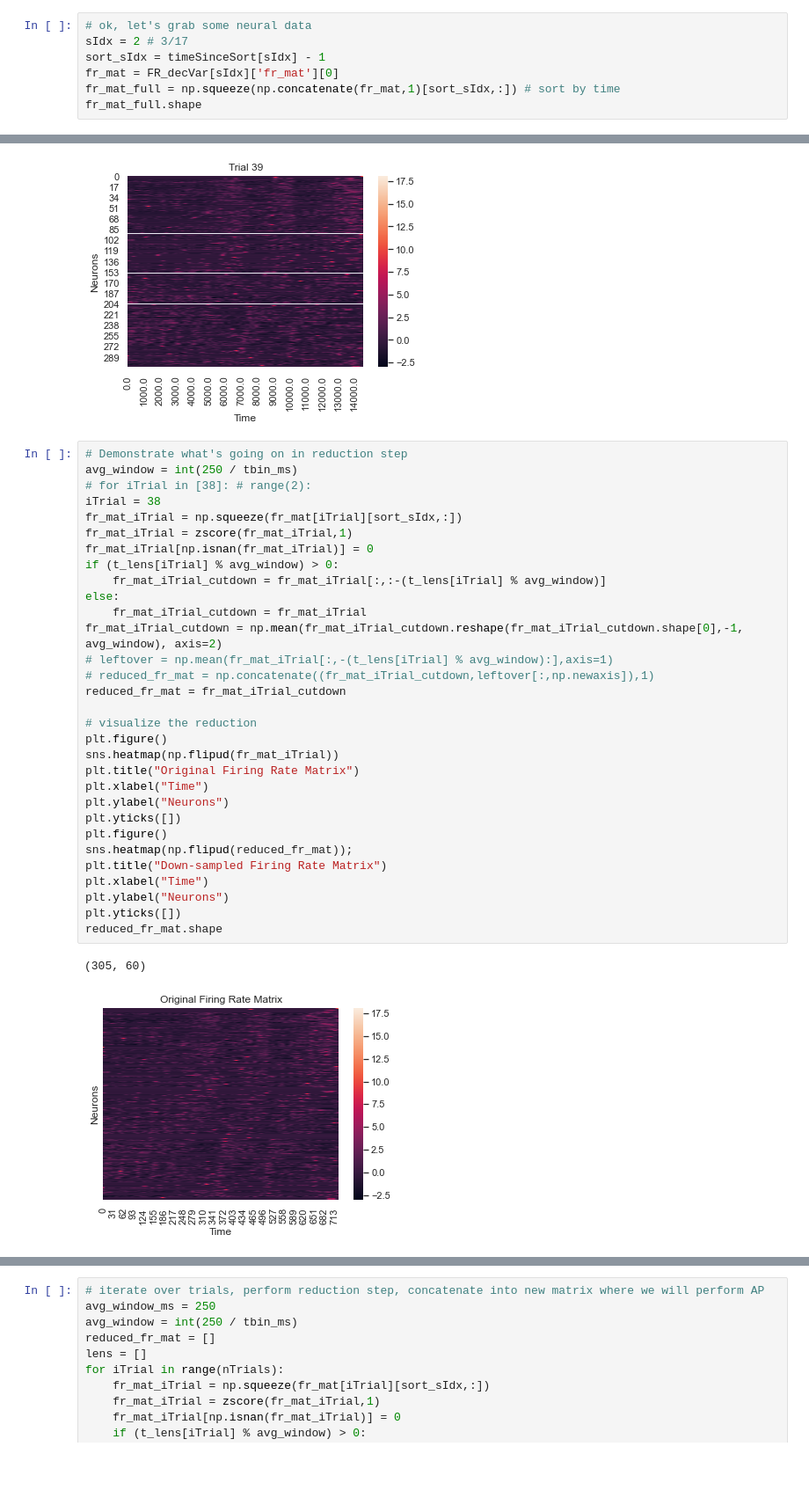
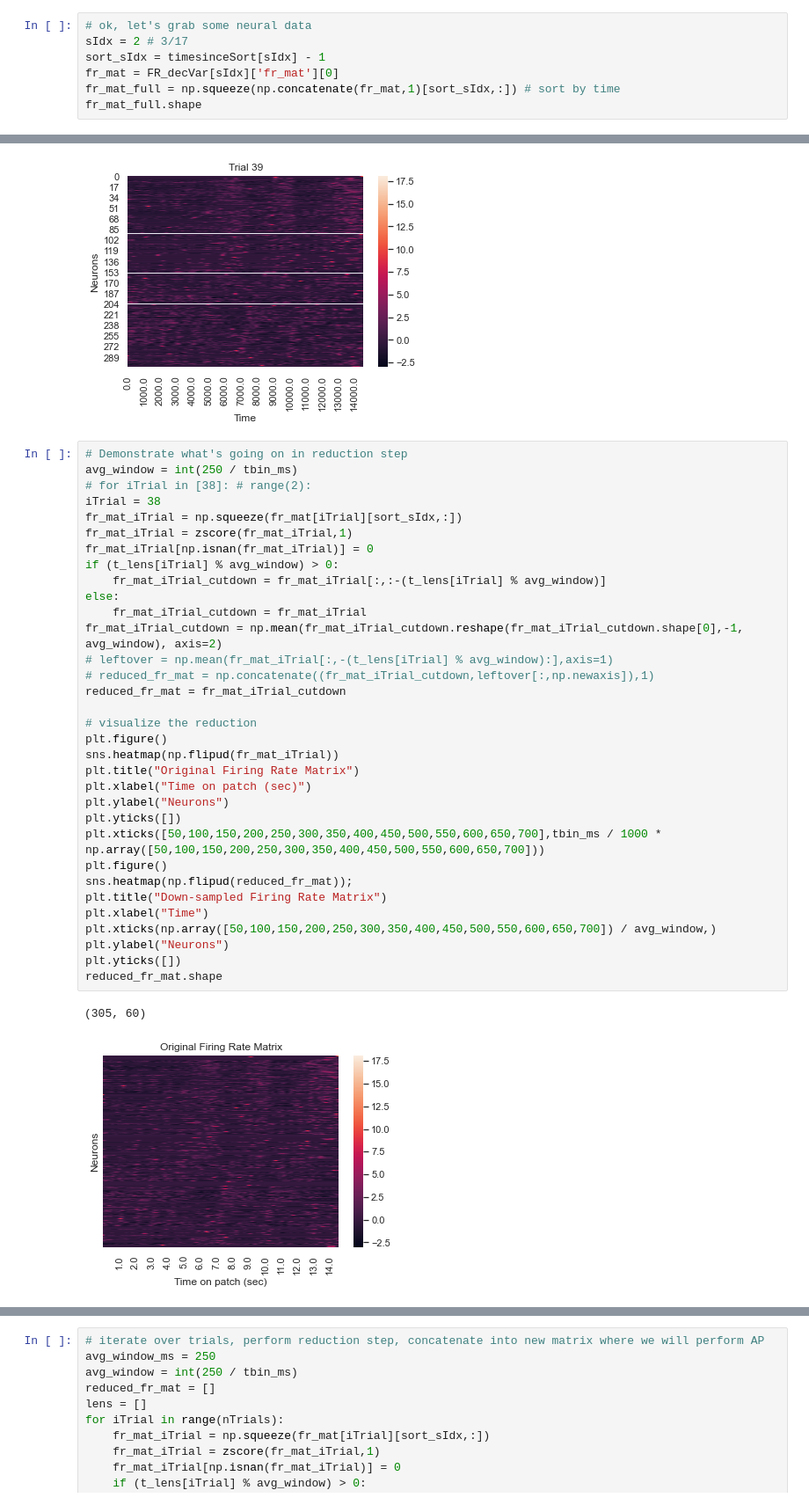
Before and after one commit to mgcampb/patch_foraging_neuropix, a Jupyter notebook: josh/manifolds/affinity_propagation.ipynb, the cells around one changed output, grey strips where cells are left out. Shown at 88% size. Drawn from its saved outputs; the diff is of its cells as text; blank space fills up the shorter version.

```diff
--- a/josh/manifolds/affinity_propagation.ipynb
+++ b/josh/manifolds/affinity_propagation.ipynb
@@ -103,7 +103,7 @@ tbin_ms = .02 *1000
 # %%
 # ok, let's grab some neural data
 sIdx = 2 # 3/17
-sort_sIdx = timeSinceSort[sIdx] - 1
+sort_sIdx = timesinceSort[sIdx] - 1
 fr_mat = FR_decVar[sIdx]['fr_mat'][0]
 fr_mat_full = np.squeeze(np.concatenate(fr_mat,1)[sort_sIdx,:]) # sort by time
 fr_mat_full.shape
@@ -131,32 +131,34 @@ plt.xticks(sec_ix,sec_ix * tbin_ms);
 avg_window = int(250 / tbin_ms)
 # for iTrial in [38]: # range(2):
 iTrial = 38
 fr_mat_iTrial = np.squeeze(fr_mat[iTrial][sort_sIdx,:])
 fr_mat_iTrial = zscore(fr_mat_iTrial,1)
 fr_mat_iTrial[np.isnan(fr_mat_iTrial)] = 0
 if (t_lens[iTrial] % avg_window) > 0:
     fr_mat_iTrial_cutdown = fr_mat_iTrial[:,:-(t_lens[iTrial] % avg_window)]
 else:
     fr_mat_iTrial_cutdown = fr_mat_iTrial
 fr_mat_iTrial_cutdown = np.mean(fr_mat_iTrial_cutdown.reshape(fr_mat_iTrial_cutdown.shape[0],-1, avg_window), axis=2)
 # leftover = np.mean(fr_mat_iTrial[:,-(t_lens[iTrial] % avg_window):],axis=1)
 # reduced_fr_mat = np.concatenate((fr_mat_iTrial_cutdown,leftover[:,np.newaxis]),1)
 reduced_fr_mat = fr_mat_iTrial_cutdown
 
 # visualize the reduction
 plt.figure()
 sns.heatmap(np.flipud(fr_mat_iTrial))
 plt.title("Original Firing Rate Matrix")
-plt.xlabel("Time")
+plt.xlabel("Time on patch (sec)")
 plt.ylabel("Neurons")
 plt.yticks([])
+plt.xticks([50,100,150,200,250,300,350,400,450,500,550,600,650,700],tbin_ms / 1000 * np.array([50,100,150,200,250,300,350,400,450,500,550,600,650,700]))
 plt.figure()
 sns.heatmap(np.flipud(reduced_fr_mat));
 plt.title("Down-sampled Firing Rate Matrix")
 plt.xlabel("Time")
+plt.xticks(np.array([50,100,150,200,250,300,350,400,450,500,550,600,650,700]) / avg_window,)
 plt.ylabel("Neurons")
 plt.yticks([])
 reduced_fr_mat.shape
 # %% [output]
 (305, 60)
-[figure, old version]
+[figure, new version]
```
Also changed, not shown: parts of 19 cells of this notebook, 22 other files.
